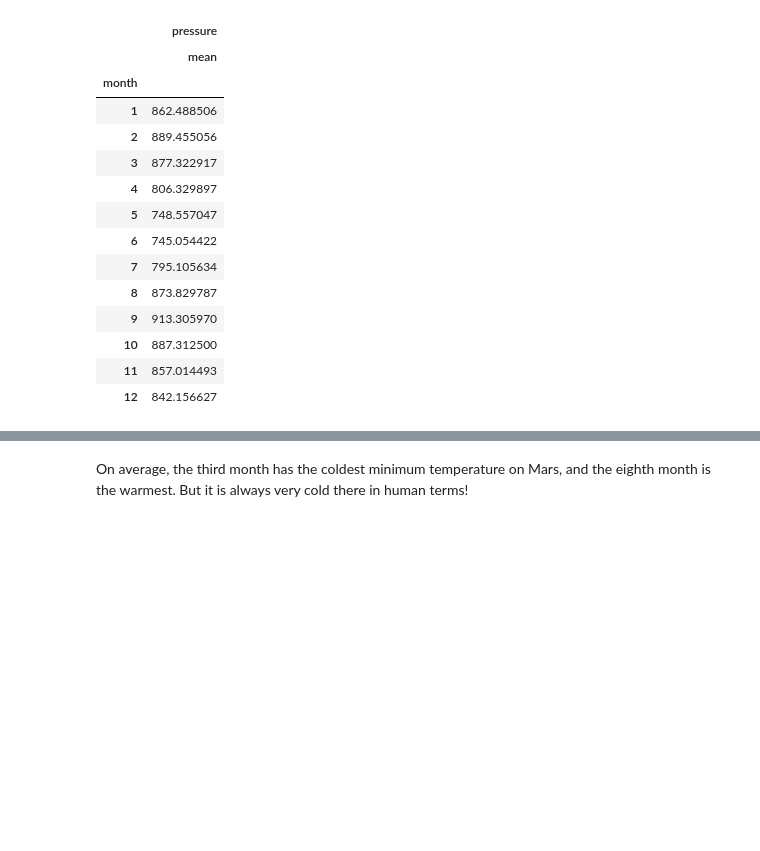
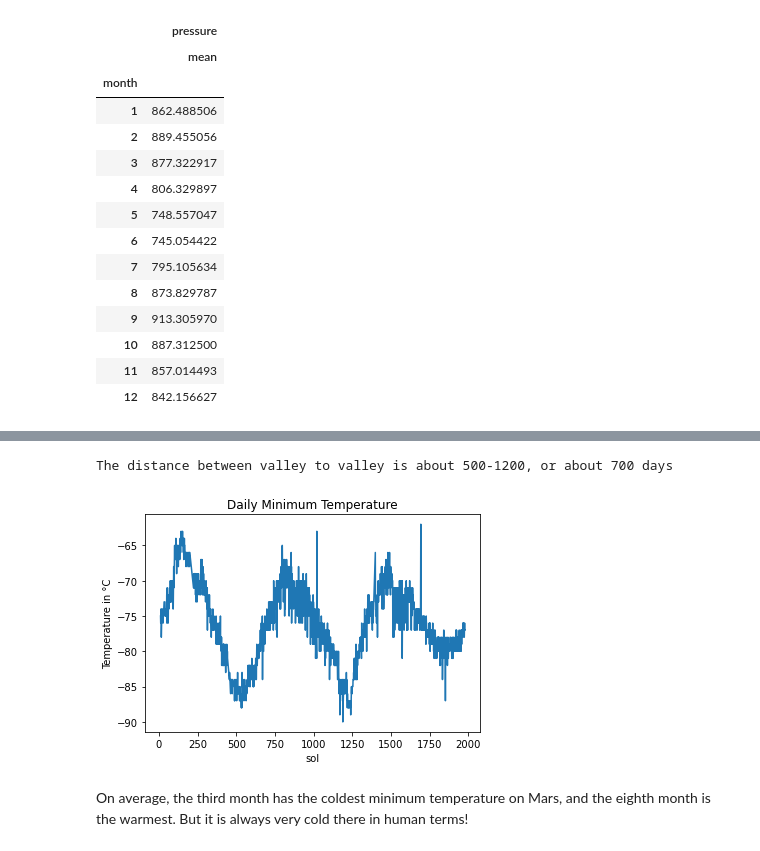
Before and after one commit to jargosin/web-scraping-challenge, a Jupyter notebook: Starter_Code/part_2_mars_weather.ipynb, the cells around one changed output, grey strips where cells are left out. Saved outputs shown, nothing was run; the diff lists cells and outputs as text; code cells hidden in the pictures; blank space fills up the shorter version.

```diff
--- a/Starter_Code/part_2_mars_weather.ipynb
+++ b/Starter_Code/part_2_mars_weather.ipynb
@@ -330,3 +330,15 @@ mars_temp_df2['terrestrial_date'].nunique()
+# %%
+# 5. How many terrestrial (earth) days are there in a Martian year?
+mars_temp_df2 = mars_temp_df.groupby('sol')['min_temp'].sum()
+mars_temp_df2
+
+temp_plot = mars_temp_df2.plot(kind="line", legend=False)
+plt.title("Daily Minimum Temperature")
+plt.ylabel("Temperature in °C")
+print("The distance between valley to valley is about 500-1200, or about 700 days")
+# %% [output]
+The distance between valley to valley is about 500-1200, or about 700 days
+[figure, added]
 # %% [markdown]
 On average, the third month has the coldest minimum temperature on Mars, and the eighth month is the warmest. But it is always very cold there in human terms!
 # %% [markdown]
```
Also changed, not shown: parts of 12 cells of this notebook.
